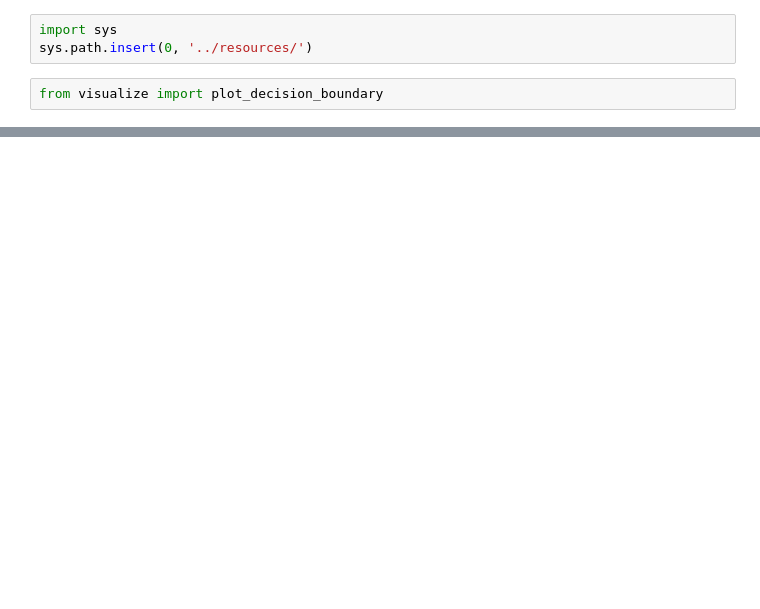
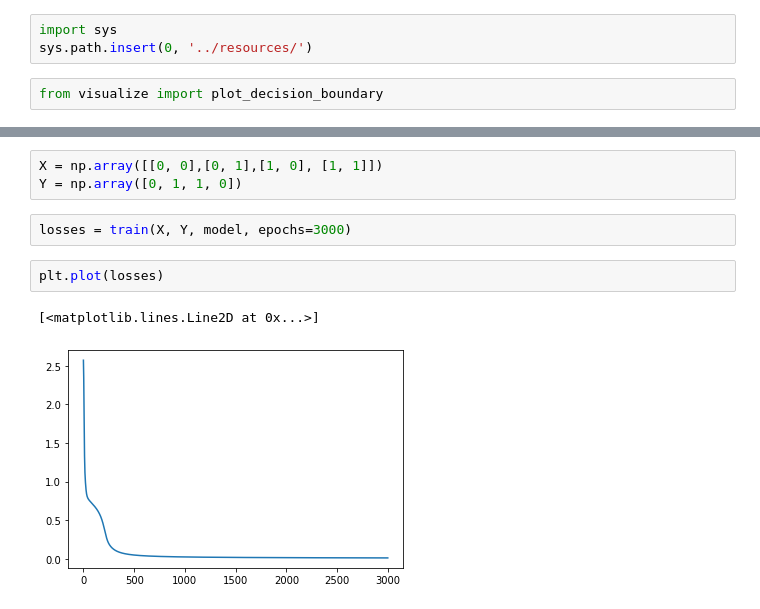
Before and after one commit to macabdul9/ml-cb, a Jupyter notebook: L13-Deep-Neural-Network/binary-classifier-using-neural-netowork.ipynb, the cells around one changed output, grey strips where cells are left out. Cells and saved outputs as stored; diff of their text form; blank space fills up the shorter version.

```diff
--- a/L13-Deep-Neural-Network/binary-classifier-using-neural-netowork.ipynb
+++ b/L13-Deep-Neural-Network/binary-classifier-using-neural-netowork.ipynb
@@ -214,0 +192,10 @@ Y_  (273700, 2)
+# %%
+X = np.array([[0, 0],[0, 1],[1, 0], [1, 1]])
+Y = np.array([0, 1, 1, 0])
+# %%
+losses = train(X, Y, model, epochs=3000)
+# %%
+plt.plot(losses)
+# %% [output]
+[<matplotlib.lines.Line2D at 0x...>]
+[figure, added]
```
Also changed, not shown: parts of 19 cells of this notebook, 6 other files.
